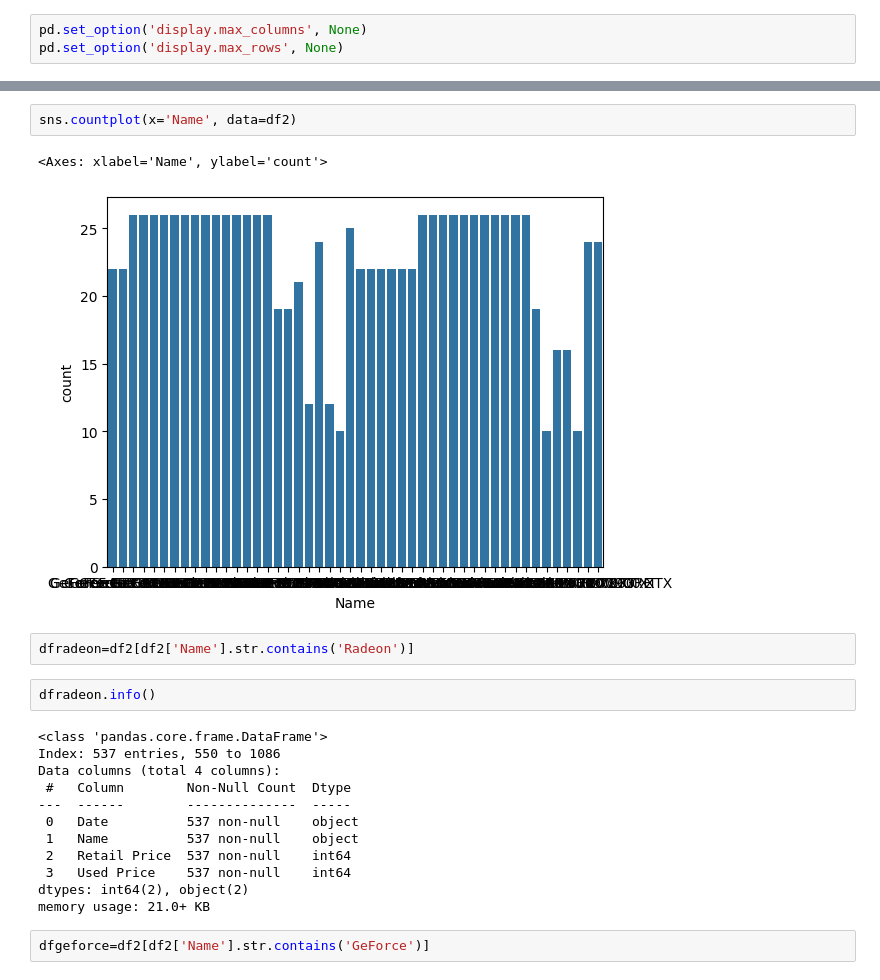
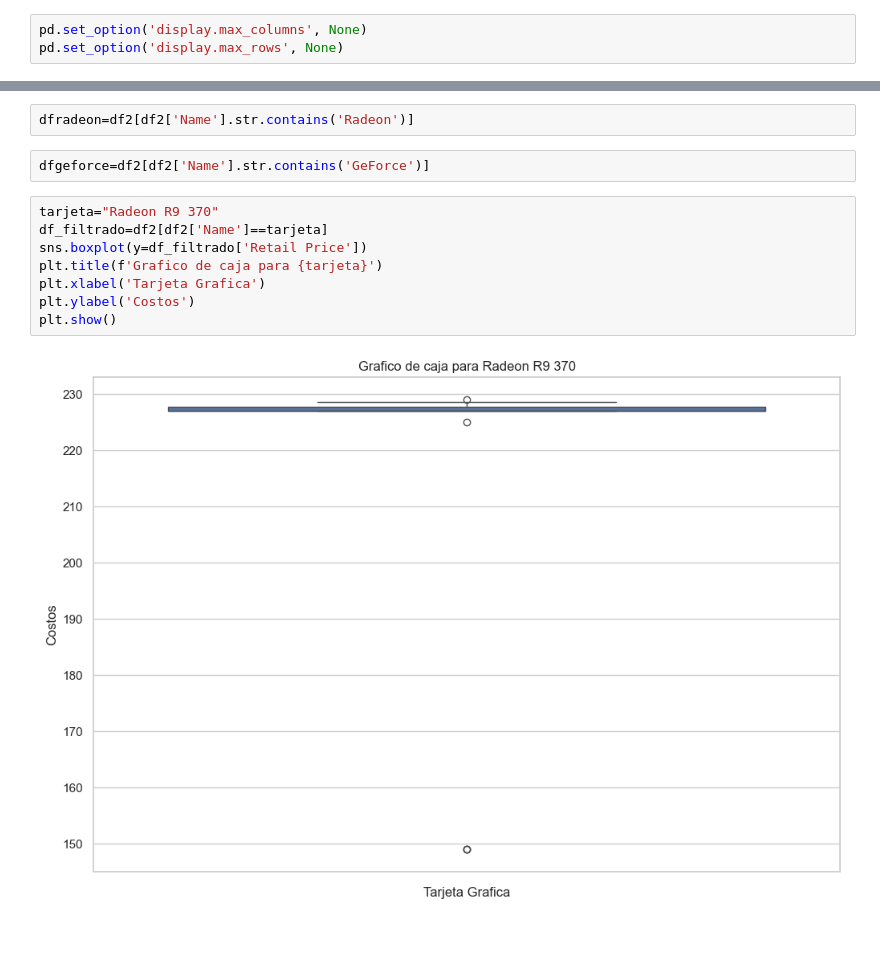
Before and after one commit to Jesus1Salas/EDA-AMDvsNVD, a Jupyter notebook: EDA.ipynb, the cells around one changed output, grey strips where cells are left out. Cells and saved outputs as stored; diff of their text form; blank space fills up the shorter version.

```diff
--- a/EDA.ipynb
+++ b/EDA.ipynb
@@ -295,23 +371,14 @@ plt.show()  # The KDE plot shows that the majority of the GPUs have a retail pri
-# %%
-sns.countplot(x='Name', data=df2)
-# %% [output]
-<Axes: xlabel='Name', ylabel='count'>
-[figure, removed]
 # %%
 dfradeon=df2[df2['Name'].str.contains('Radeon')]
-# %%
-dfradeon.info()
-# %% [output]
-<class 'pandas.core.frame.DataFrame'>
-Index: 537 entries, 550 to 1086
-Data columns (total 4 columns):
- #   Column        Non-Null Count  Dtype
----  ------        --------------  -----
- 0   Date          537 non-null    object
- 1   Name          537 non-null    object
- 2   Retail Price  537 non-null    int64
- 3   Used Price    537 non-null    int64
-dtypes: int64(2), object(2)
-memory usage: 21.0+ KB
 # %%
 dfgeforce=df2[df2['Name'].str.contains('GeForce')]
+# %%
+tarjeta="Radeon R9 370"
+df_filtrado=df2[df2['Name']==tarjeta]
+sns.boxplot(y=df_filtrado['Retail Price'])
+plt.title(f'Grafico de caja para {tarjeta}')
+plt.xlabel('Tarjeta Grafica')
+plt.ylabel('Costos')
+plt.show()
+# %% [output]
+[figure, added]
```
Also changed, not shown: parts of 39 cells of this notebook.
